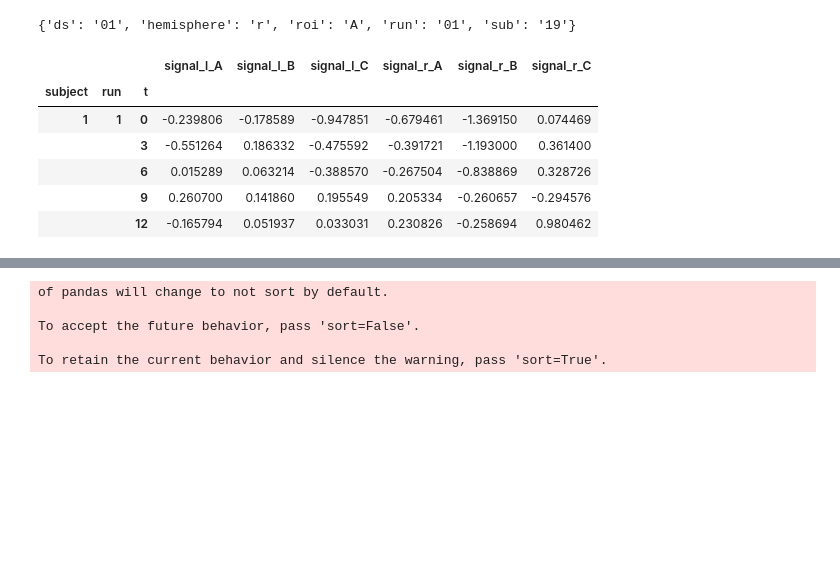
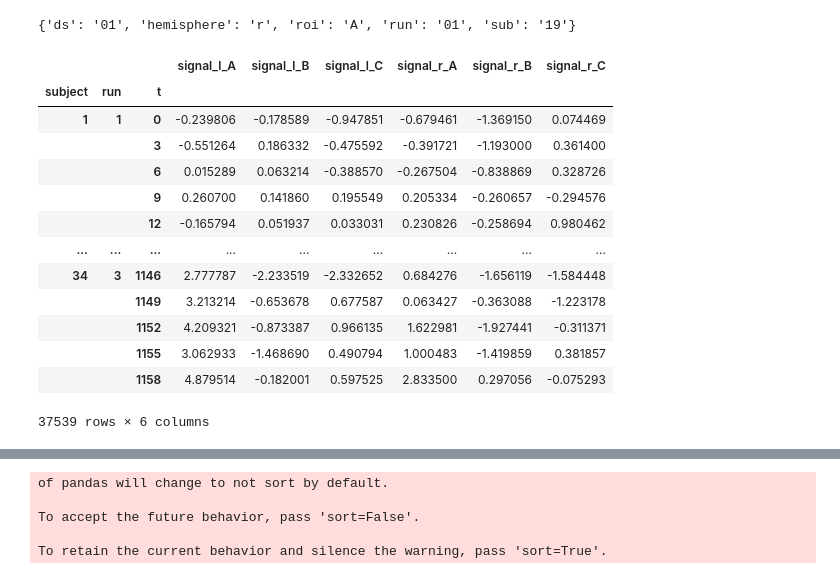
Before and after one commit to StevenM1/STNrep, a Jupyter notebook: Deconvolution.ipynb, the cells around one changed output, grey strips where cells are left out. Cells and saved outputs as stored; diff of their text form; code cells hidden in the pictures; blank space fills up the shorter version.

```diff
--- a/Deconvolution.ipynb
+++ b/Deconvolution.ipynb
@@ -44,14 +45,21 @@ df.loc[df.ds==2,'sub'] = df.loc[df.ds==2,'sub']+max_sub_ds1
 # %%
 df_pivoted = df.rename(columns={'sub':'subject'}).pivot_table(values=['signal'], index=['ds', 'subject', 'run', 't'], columns=['hemisphere', 'roi'])
 df_pivoted = df_pivoted.reset_index(level=0, drop=True)
 df_pivoted.columns = ['_'.join(col) for col in df_pivoted.columns]
 
-df_pivoted.head()
+df_pivoted
 # %% [output]
 |  |  |  | signal_l_A | signal_l_B | signal_l_C | signal_r_A | signal_r_B | signal_r_C |
 | subject | run | t |  |  |  |  |  |  |
 | 1 | 1 | 0 | -0.239806 | -0.178589 | -0.947851 | -0.679461 | -1.369150 | 0.074469 |
 |  |  | 3 | -0.551264 | 0.186332 | -0.475592 | -0.391721 | -1.193000 | 0.361400 |
 |  |  | 6 | 0.015289 | 0.063214 | -0.388570 | -0.267504 | -0.838869 | 0.328726 |
 |  |  | 9 | 0.260700 | 0.141860 | 0.195549 | 0.205334 | -0.260657 | -0.294576 |
 |  |  | 12 | -0.165794 | 0.051937 | 0.033031 | 0.230826 | -0.258694 | 0.980462 |
+| ... | ... | ... | ... | ... | ... | ... | ... | ... |
+| 34 | 3 | 1146 | 2.777787 | -2.233519 | -2.332652 | 0.684276 | -1.656119 | -1.584448 |
+|  |  | 1149 | 3.213214 | -0.653678 | 0.677587 | 0.063427 | -0.363088 | -1.223178 |
+|  |  | 1152 | 4.209321 | -0.873387 | 0.966135 | 1.622981 | -1.927441 | -0.311371 |
+|  |  | 1155 | 3.062933 | -1.468690 | 0.490794 | 1.000483 | -1.419859 | 0.381857 |
+|  |  | 1158 | 4.879514 | -0.182001 | 0.597525 | 2.833500 | 0.297056 | -0.075293 |
+37539 rows × 6 columns
```
Also changed, not shown: parts of 19 cells of this notebook, 4 other files.
